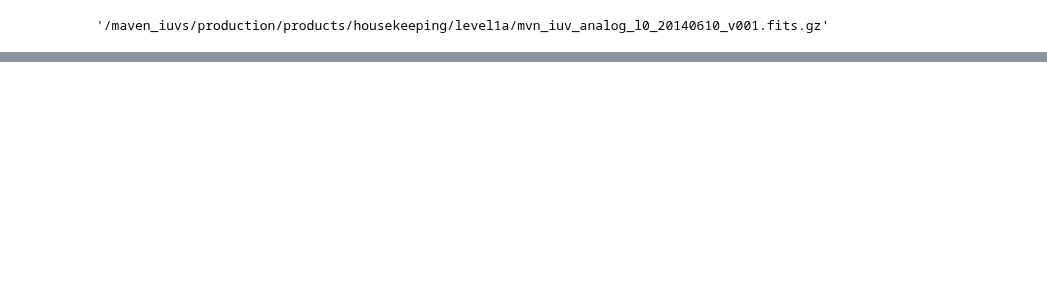
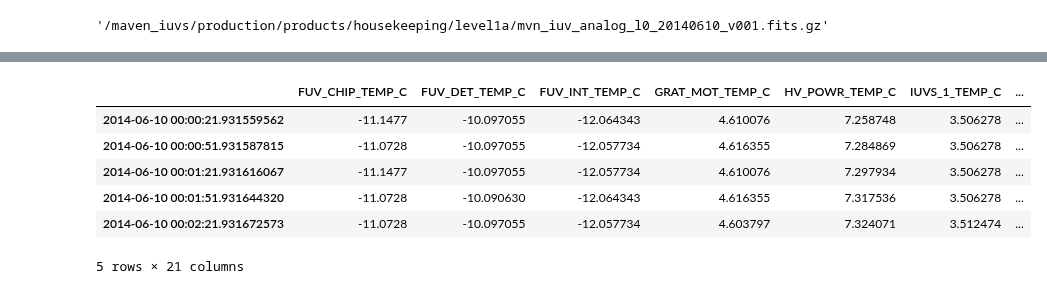
Before and after one commit to michaelaye/iuvs, a Jupyter notebook: notebooks/2015-08-05 Engineering data UTC calculation.ipynb, the cells around one changed output, grey strips where cells are left out. Cells and saved outputs as stored; diff of their text form; code cells hidden in the pictures; blank space fills up the shorter version.

```diff
--- a/notebooks/2015-08-05 Engineering data UTC calculation.ipynb
+++ b/notebooks/2015-08-05 Engineering data UTC calculation.ipynb
@@ -22,0 +40,2 @@ True
+# %%
+utc = pd.to_datetime(utc)
@@ -22,0 +51,24 @@ True
+# %%
+import sys
+d = {}
+for col in hkdata.temp_cols:
+    data = hkdata.AnalogConv[col]
+    sys_byteorder = ('>', '<')[sys.byteorder == 'little']
+    if data.dtype.byteorder not in ('=', sys_byteorder):
+        d[col] = data.byteswap().newbyteorder(sys_byteorder)
+    else:
+        d[col] = data
+# %%
+df = pd.DataFrame(d)
+# %%
+df.index = utc
+# %%
+df.head()
+# %% [output]
+|  | FUV_CHIP_TEMP_C | FUV_DET_TEMP_C | FUV_INT_TEMP_C | GRAT_MOT_TEMP_C | HV_POWR_TEMP_C | IUVS_1_TEMP_C | ... |
+| 2014-06-10 00:00:21.931559562 | -11.1477 | -10.097055 | -12.064343 | 4.610076 | 7.258748 | 3.506278 | ... |
+| 2014-06-10 00:00:51.931587815 | -11.0728 | -10.097055 | -12.057734 | 4.616355 | 7.284869 | 3.506278 | ... |
+| 2014-06-10 00:01:21.931616067 | -11.1477 | -10.097055 | -12.057734 | 4.610076 | 7.297934 | 3.506278 | ... |
+| 2014-06-10 00:01:51.931644320 | -11.0728 | -10.090630 | -12.064343 | 4.616355 | 7.317536 | 3.506278 | ... |
+| 2014-06-10 00:02:21.931672573 | -11.0728 | -10.097055 | -12.057734 | 4.603797 | 7.324071 | 3.512474 | ... |
+5 rows × 21 columns
```
Also changed, not shown: parts of 18 cells of this notebook, 4 other files.
